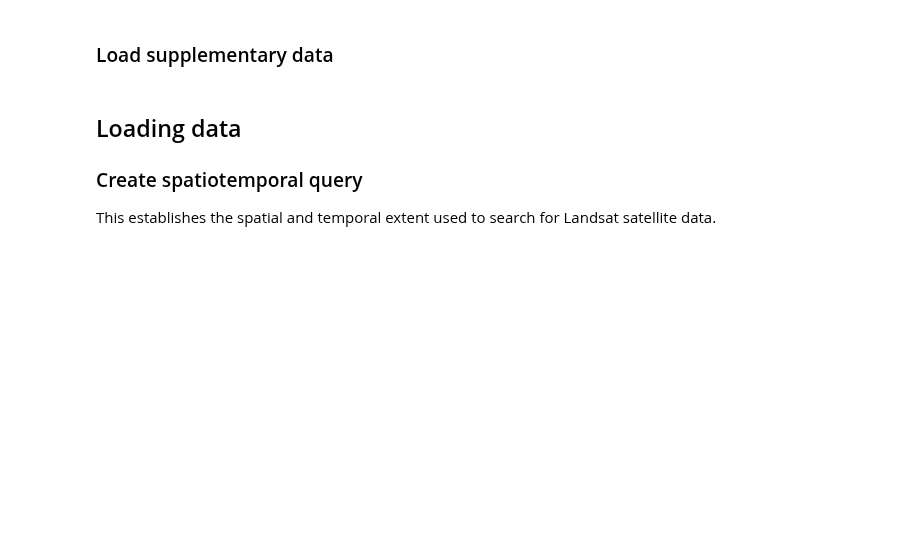
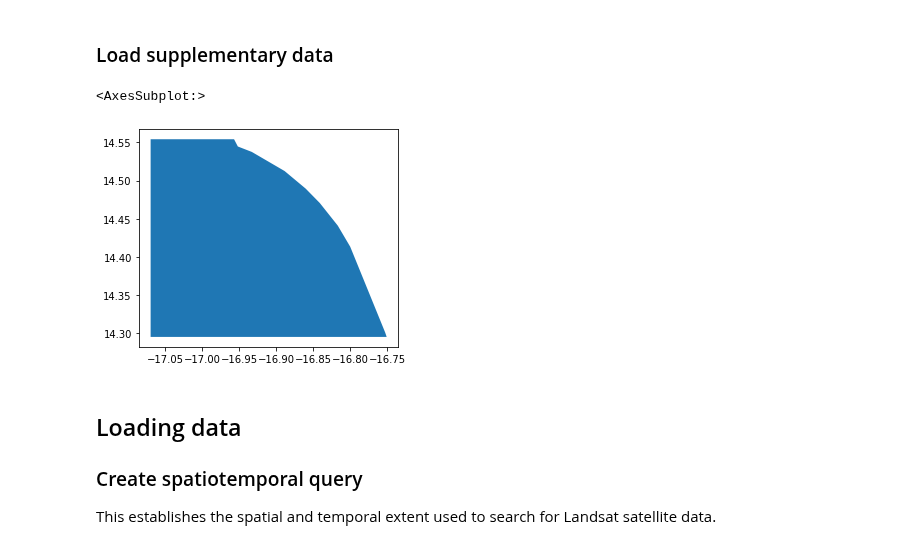
Before and after one commit to GeoscienceAustralia/dea-coastlines, a Jupyter notebook: notebooks/DEAfricaCoastlines_generation_raster.ipynb, the cells around one changed output. Drawn from its saved outputs; the diff is of its cells as text; code cells hidden in the pictures; blank space fills up the shorter version.

```diff
--- a/notebooks/DEAfricaCoastlines_generation_raster.ipynb
+++ b/notebooks/DEAfricaCoastlines_generation_raster.ipynb
@@ -75,6 +79,11 @@ gridcell_gdf = (
         epsg=4326).set_index('id'))
 gridcell_gdf.index = gridcell_gdf.index.astype(int).astype(str)
 gridcell_gdf = gridcell_gdf.loc[[str(study_area)]]
+# %%
+gridcell_gdf.plot()
+# %% [output]
+<AxesSubplot:>
+[figure, added]
 # %% [markdown]
 ## Loading data
 ### Create spatiotemporal query
```
Also changed, not shown: parts of 9 cells of this notebook, 2 other files.
